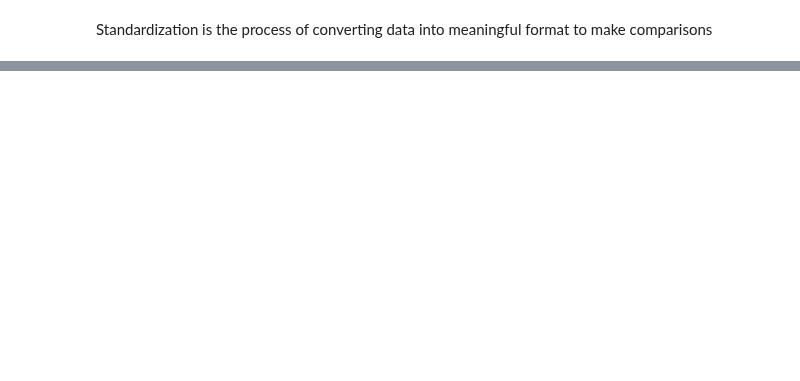
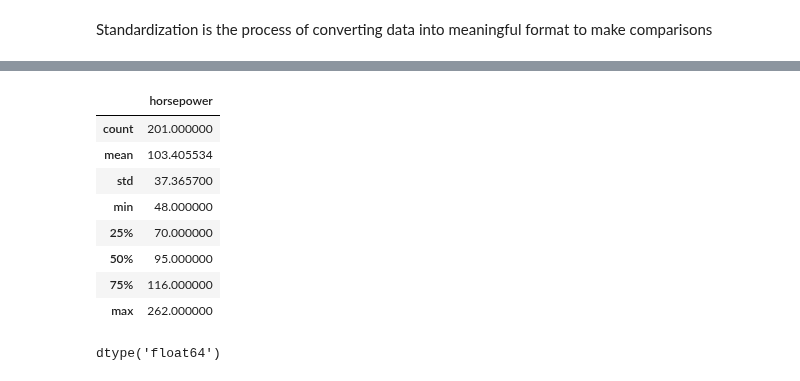
Before and after one commit to FRANKSADWAR/PersonalPractice, a Jupyter notebook: DataAnalysis/Learning Pandas.ipynb, the cells around one changed output, grey strips where cells are left out. Cells and saved outputs as stored; diff of their text form; code cells hidden in the pictures; blank space fills up the shorter version.

```diff
--- a/DataAnalysis/Learning Pandas.ipynb
+++ b/DataAnalysis/Learning Pandas.ipynb
@@ -1261,0 +1324,16 @@ Standardization is the process of converting data into meaningful format to make
+# %%
+data[["horsepower"]].describe()
+# %% [output]
+|  | horsepower |
+| count | 201.000000 |
+| mean | 103.405534 |
+| std | 37.365700 |
+| min | 48.000000 |
+| 25% | 70.000000 |
+| 50% | 95.000000 |
+| 75% | 116.000000 |
+| max | 262.000000 |
+# %%
+data['horsepower'].dtype
+# %% [output]
+dtype('float64')
```
Also changed, not shown: parts of 30 cells of this notebook, 1 other file.
